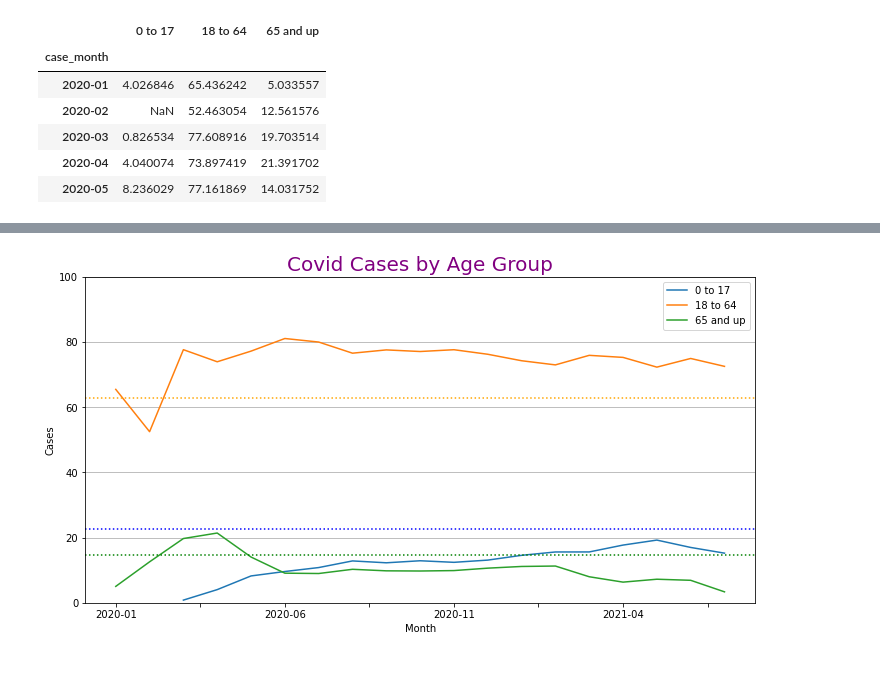
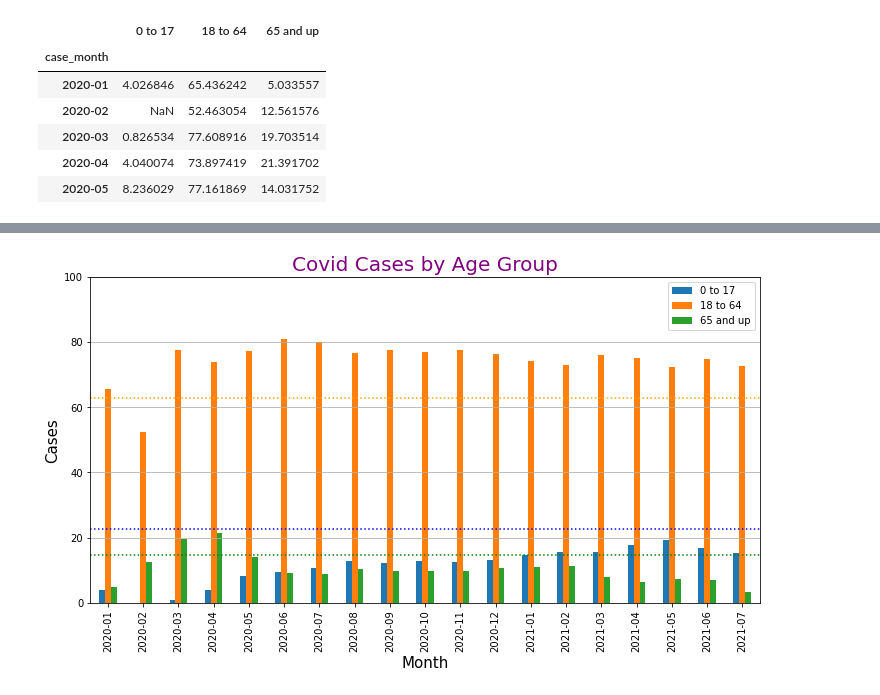
Before and after one commit to kevogil/covid-analysis, a Jupyter notebook: Notebooks/Analysis_And_Visualizations/covid_infections_by_age_group.ipynb, the cells around one changed output, grey strips where cells are left out. Saved outputs shown, nothing was run; the diff lists cells and outputs as text; code cells hidden in the pictures; blank space fills up the shorter version.

```diff
--- a/Notebooks/Analysis_And_Visualizations/covid_infections_by_age_group.ipynb
+++ b/Notebooks/Analysis_And_Visualizations/covid_infections_by_age_group.ipynb
@@ -49,3 +52,7 @@ demo_age_df.head()
 | 2 | Amador | 39752.0 | 27.5 | 15.1 | 6002.552 | 22817.648 | ... |
 | 3 | Butte | 219186.0 | 18.4 | 20.3 | 44494.758 | 134361.018 | ... |
 | 4 | Calaveras | 45905.0 | 28.0 | 17.1 | 7849.755 | 25201.845 | ... |
+# %%
+# Get sum population per age group and total population for California from demographics
+demo_age_summary = demo_age_df[["Total Population", "Pop # 0 to 17", "Pop # 18 to 64", "Pop # 65 to up"]].round().sum()
+demo_age_summary
@@ -248,15 +267,16 @@ plt.show()
 # %%
-all_ages_pct_df.plot.line(stacked=False, figsize=(12,6))
+# Unstacked bar chart showing percentage cases by age group per month
+all_ages_pct_df.plot.bar(stacked=False, figsize=(12,6))
 plt.gcf().axes[0].yaxis.get_major_formatter().set_scientific(False)
 plt.title("Covid Cases by Age Group", fontsize=20, color="purple")
-plt.xlabel("Month")
+plt.xlabel("Month", fontsize=15)
 plt.ylim(0,100)
-plt.ylabel("Cases")
+plt.ylabel("Cases", fontsize=15)
 plt.grid(axis="y")
 plt.axhline(y = pop_pct_CA_0_17,   linestyle=":", color="blue")
 plt.axhline(y = pop_pct_CA_18_64,  linestyle=":", color="orange")
 plt.axhline(y = pop_pct_CA_65_up,  linestyle=":", color="green")
-plt.savefig(f"{output_images}/age_group_4.png")
+plt.savefig(f"{output_images}/age_groups_total_unstacked_bar.png")
 plt.show()
 # %% [output]
-[figure, old version]
+[figure, new version]
```
Also changed, not shown: parts of 27 cells of this notebook, 16 other files.
